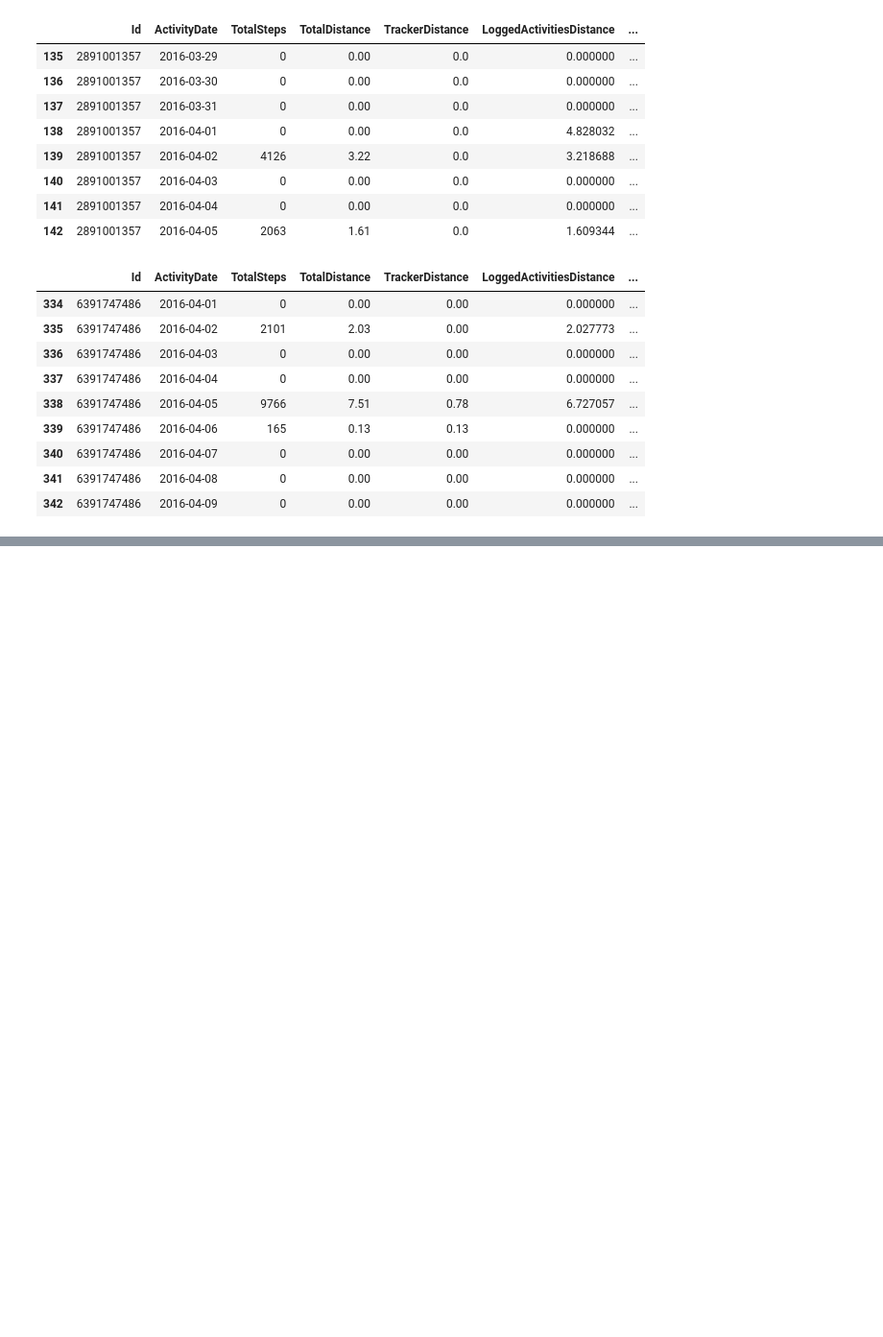
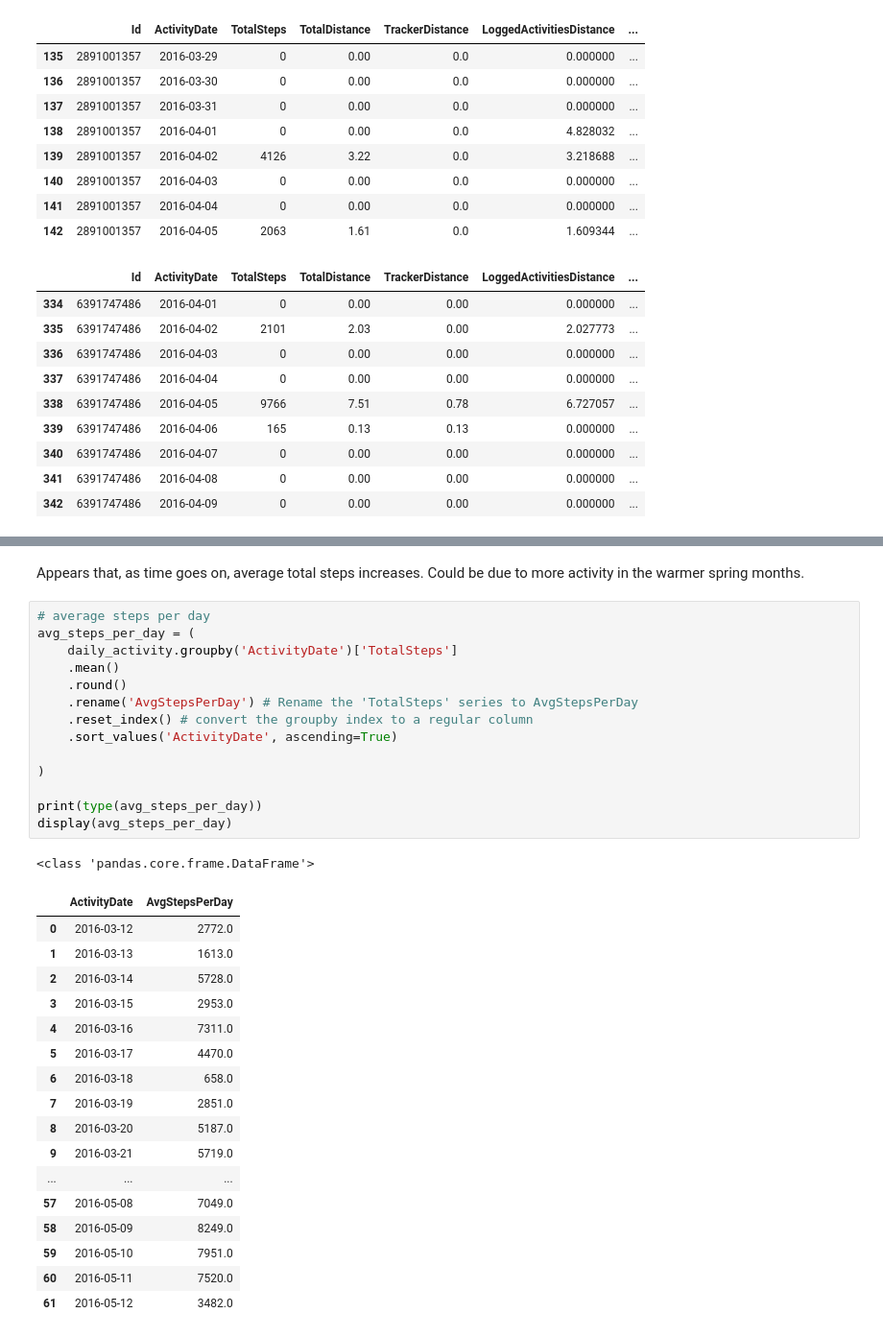
Before and after one commit to danijia/bellabeat-case-study, a Jupyter notebook: Jupyter Notebooks/bellabeat-case-study.ipynb, the cells around one changed output, grey strips where cells are left out. Shown: that part at 96% size. Drawn from its saved outputs; the diff is of its cells as text; blank space fills up the shorter version.

```diff
--- a/Jupyter Notebooks/bellabeat-case-study.ipynb
+++ b/Jupyter Notebooks/bellabeat-case-study.ipynb
@@ -483,3 +446,38 @@ Id
+# %% [markdown]
+Appears that, as time goes on, average total steps increases. Could be due to more activity in the warmer spring months.
+# %%
+# average steps per day
+avg_steps_per_day = (
+    daily_activity.groupby('ActivityDate')['TotalSteps']
+    .mean()
+    .round()
+    .rename('AvgStepsPerDay') # Rename the 'TotalSteps' series to AvgStepsPerDay
+    .reset_index() # convert the groupby index to a regular column
+    .sort_values('ActivityDate', ascending=True)
+
+)
+
+print(type(avg_steps_per_day))
+display(avg_steps_per_day)
+# %% [output]
+<class 'pandas.core.frame.DataFrame'>
+|  | ActivityDate | AvgStepsPerDay |
+| 0 | 2016-03-12 | 2772.0 |
+| 1 | 2016-03-13 | 1613.0 |
+| 2 | 2016-03-14 | 5728.0 |
+| 3 | 2016-03-15 | 2953.0 |
+| 4 | 2016-03-16 | 7311.0 |
+| 5 | 2016-03-17 | 4470.0 |
+| 6 | 2016-03-18 | 658.0 |
+| 7 | 2016-03-19 | 2851.0 |
+| 8 | 2016-03-20 | 5187.0 |
+| 9 | 2016-03-21 | 5719.0 |
+| ... | ... | ... |
+| 57 | 2016-05-08 | 7049.0 |
+| 58 | 2016-05-09 | 8249.0 |
+| 59 | 2016-05-10 | 7951.0 |
+| 60 | 2016-05-11 | 7520.0 |
+| 61 | 2016-05-12 | 3482.0 |
 # %%
 # find out what days people took the most steps?
 # pd.set_option('display.max_rows', None)
```
Also changed, not shown: parts of 15 cells of this notebook.
